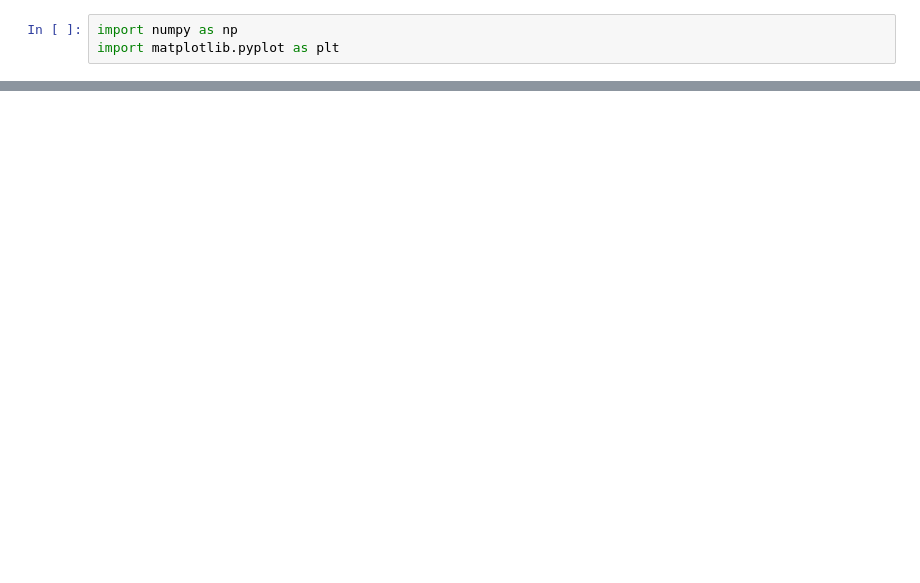
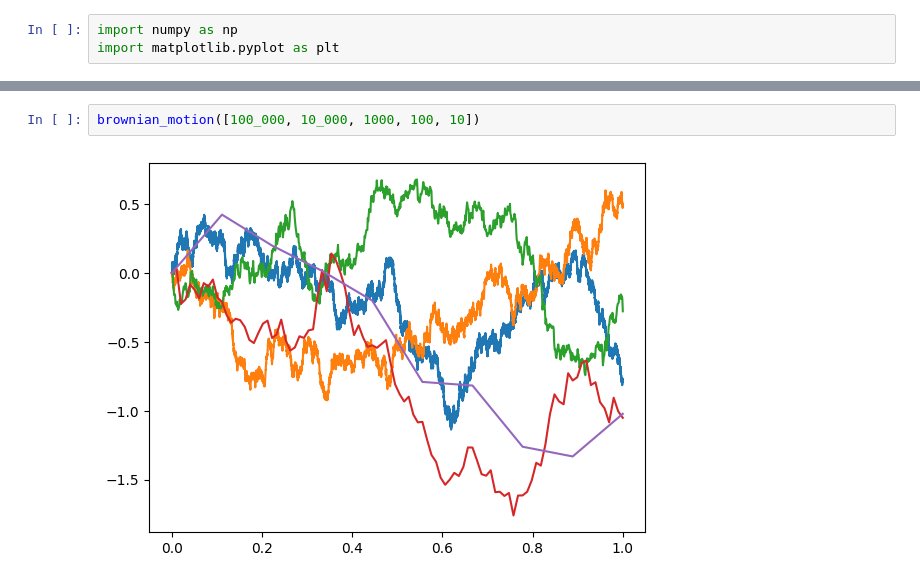
Before and after one commit to will-lynas/MATH0031-financial-mathematics, a Jupyter notebook: notebook.ipynb, the cells around one changed output, grey strips where cells are left out. Cells and saved outputs as stored; diff of their text form; blank space fills up the shorter version.

```diff
--- a/notebook.ipynb
+++ b/notebook.ipynb
@@ -21,0 +22,4 @@ brownian_motion([1000])
+# %%
+brownian_motion([100_000, 10_000, 1000, 100, 10])
+# %% [output]
+[figure, added]
```
Also changed, not shown: parts of 1 cell of this notebook.
